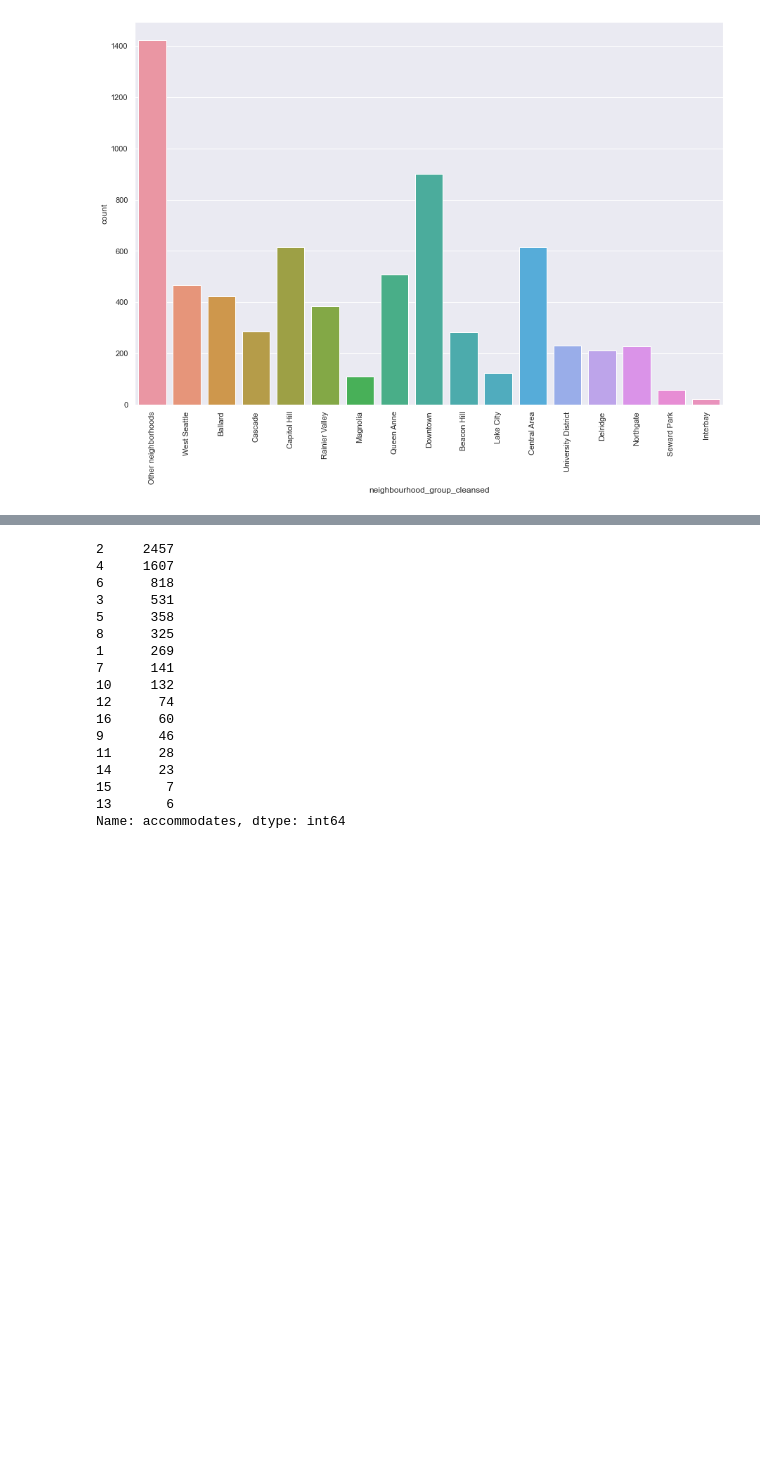
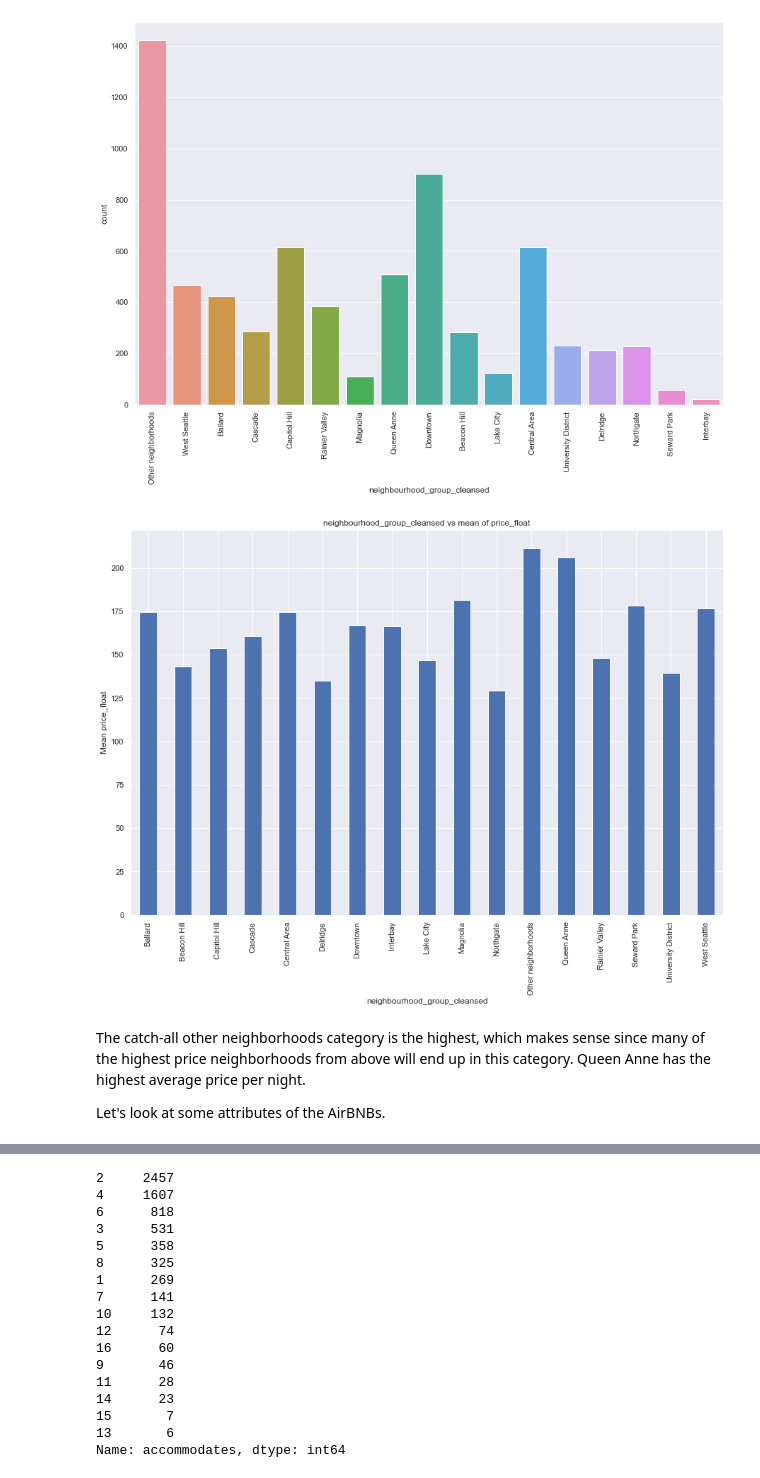
Before and after one commit to demccusker/AirBnB_analysis, a Jupyter notebook: AirBnB_Analysis.ipynb, the cells around one changed output, grey strips where cells are left out. Saved outputs shown, nothing was run; the diff lists cells and outputs as text; code cells hidden in the pictures; blank space fills up the shorter version.

```diff
--- a/AirBnB_Analysis.ipynb
+++ b/AirBnB_Analysis.ipynb
@@ -178,3 +231,11 @@ sns.set(rc={'figure.figsize':(10,6)})
 plt.xticks(rotation = 90);
 # %% [output]
 [figure]
+# %%
+grouped_means_graph(list_df, 'neighbourhood_group_cleansed', 'price_float',(15,10))
+# %% [output]
+[figure, added]
+# %% [markdown]
+The catch-all other neighborhoods category is the highest, which makes sense since many of the highest price neighborhoods from above will end up in this category. Queen Anne has the highest average price per night.
+
+Let's look at some attributes of the AirBNBs.
```
Also changed, not shown: parts of 48 cells of this notebook.
